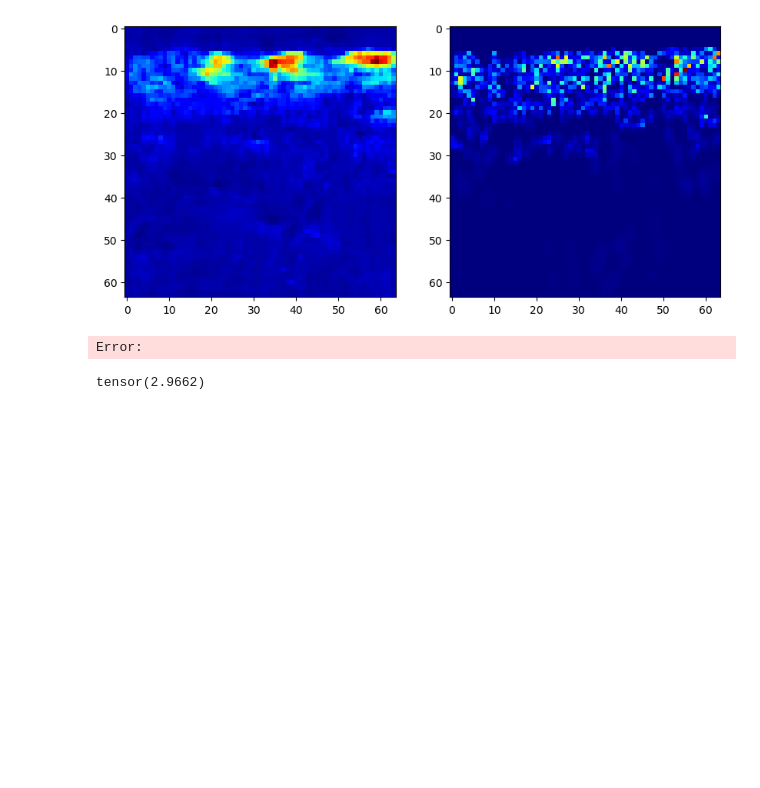
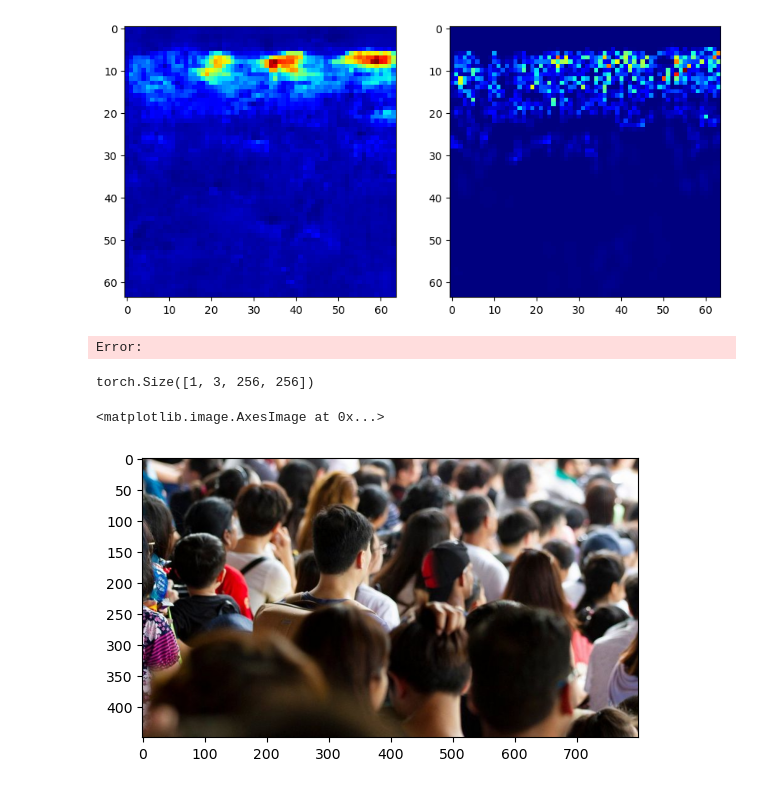
Before and after one commit to wjw1532684776/crowdCounting, a Jupyter notebook: myModels/myMCNN/model_test.ipynb, the cells around one changed output. Saved outputs shown, nothing was run; the diff lists cells and outputs as text; code cells hidden in the pictures; blank space fills up the shorter version.

```diff
--- a/myModels/myMCNN/model_test.ipynb
+++ b/myModels/myMCNN/model_test.ipynb
@@ -70,7 +70,3 @@ with torch.no_grad():
 真实人数: 931.7591552734375
 [figure]
 Error:
-# %%
-torch.sum(output1[0])
-# %% [output]
-tensor(2.9662)
@@ -76,0 +75,13 @@ tensor(2.9662)
+# %%
+img = Image.open("./image2.png").convert("RGB")
+
+img_tensor = transform(img).unsqueeze(0)
+
+print(img_tensor.shape)
+# %% [output]
+torch.Size([1, 3, 256, 256])
+# %%
+plt.imshow(img)
+# %% [output]
+<matplotlib.image.AxesImage at 0x...>
+[figure, added]
```
Also changed, not shown: parts of 2 cells of this notebook, 4 other files.
